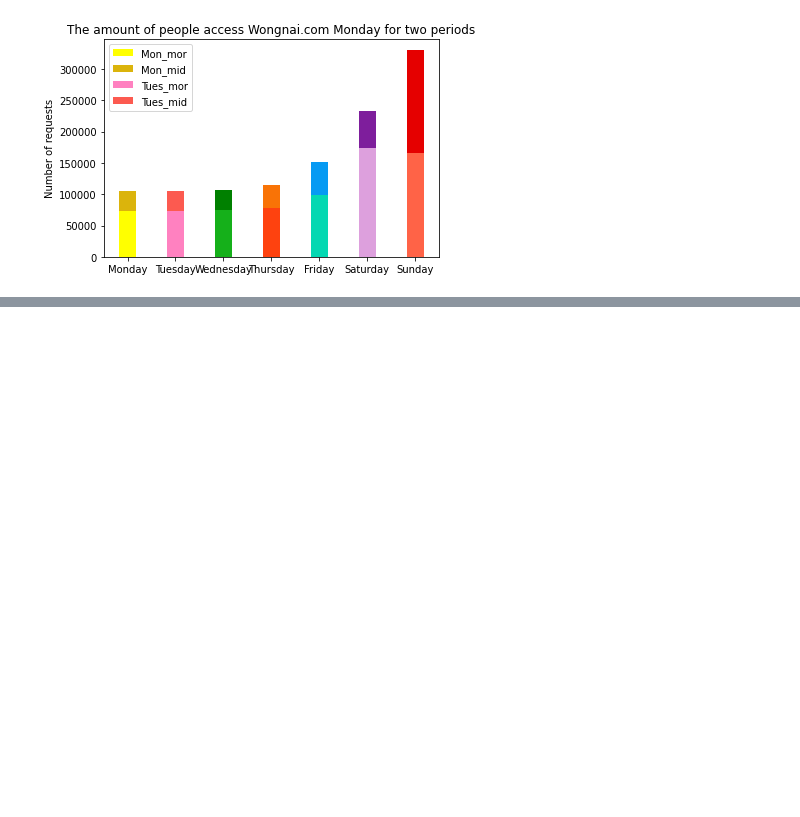
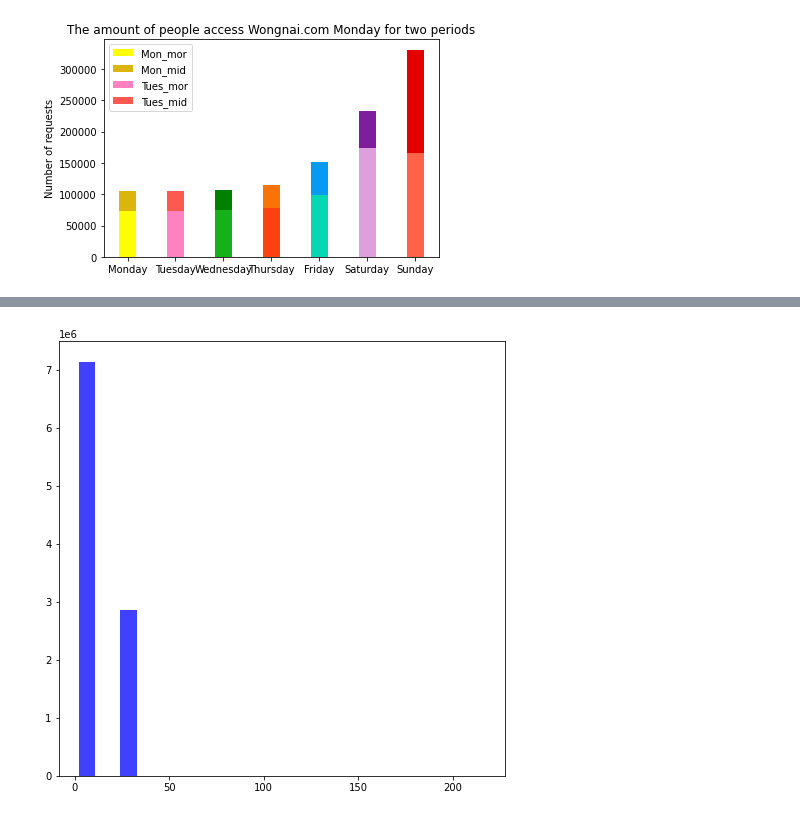
Before and after one commit to Kggzzz/data_viz, a Jupyter notebook: Visualize_Data_Comparison.ipynb, the cells around one changed output, grey strips where cells are left out. Cells and saved outputs as stored; diff of their text form; code cells hidden in the pictures; blank space fills up the shorter version.

```diff
--- a/Visualize_Data_Comparison.ipynb
+++ b/Visualize_Data_Comparison.ipynb
@@ -289,0 +368,7 @@ plt.show()
+# %%
+new_type_nooutlier3 = new_type[new_type >= 25]
+# %%
+matplotlib.rcParams['figure.figsize']=[8,8]
+output = plt.hist([new_type_nooutlier,new_type_nooutlier3],10,facecolor = 'blue' ,alpha = 0.75)
+# %% [output]
+[figure, added]
```
Also changed, not shown: parts of 23 cells of this notebook.
